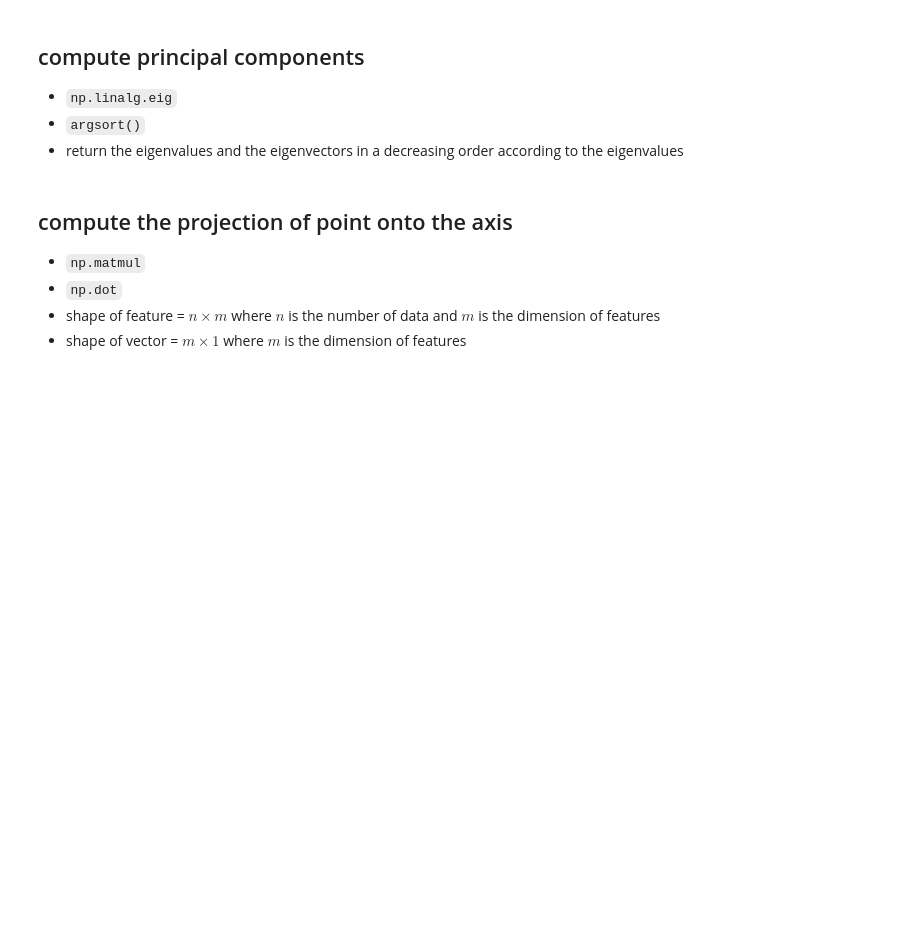
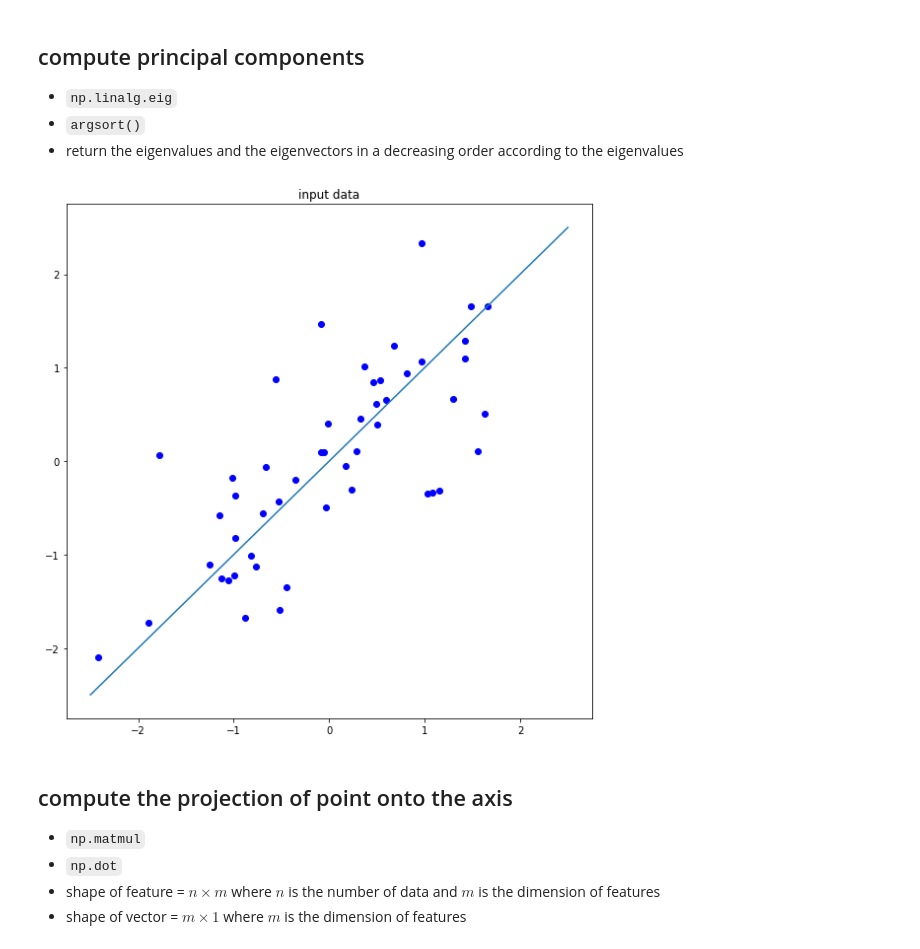
Before and after one commit to Oramgee/-oramge-.github.io, a Jupyter notebook: assignment_12.ipynb, the cells around one changed output. Saved outputs shown, nothing was run; the diff lists cells and outputs as text; code cells hidden in the pictures; blank space fills up the shorter version.

```diff
--- a/assignment_12.ipynb
+++ b/assignment_12.ipynb
@@ -104,3 +111,15 @@ def compute_principal_component(feature):
+# %%
+plt.figure(figsize=(8,8))
+plt.title('input data')
+
+plt.plot([-2.5, 2.5], [-2.5,2.5 ])
+
+plt.scatter(x, y, color='blue')
+
+plt.tight_layout()
+plt.show()
+# %% [output]
+[figure, added]
 # %% [markdown]
 ## compute the projection of point onto the axis
 - `np.matmul`
```
Also changed, not shown: parts of 4 cells of this notebook.
